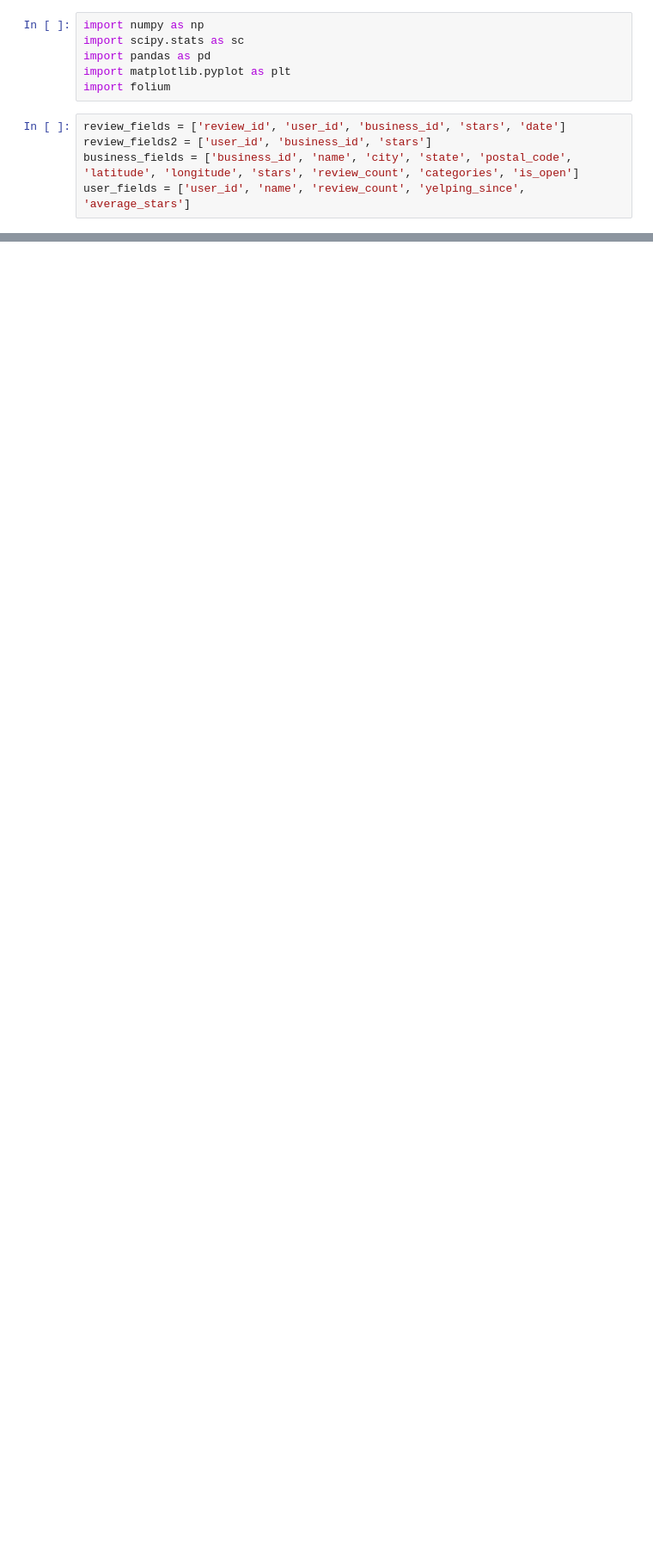
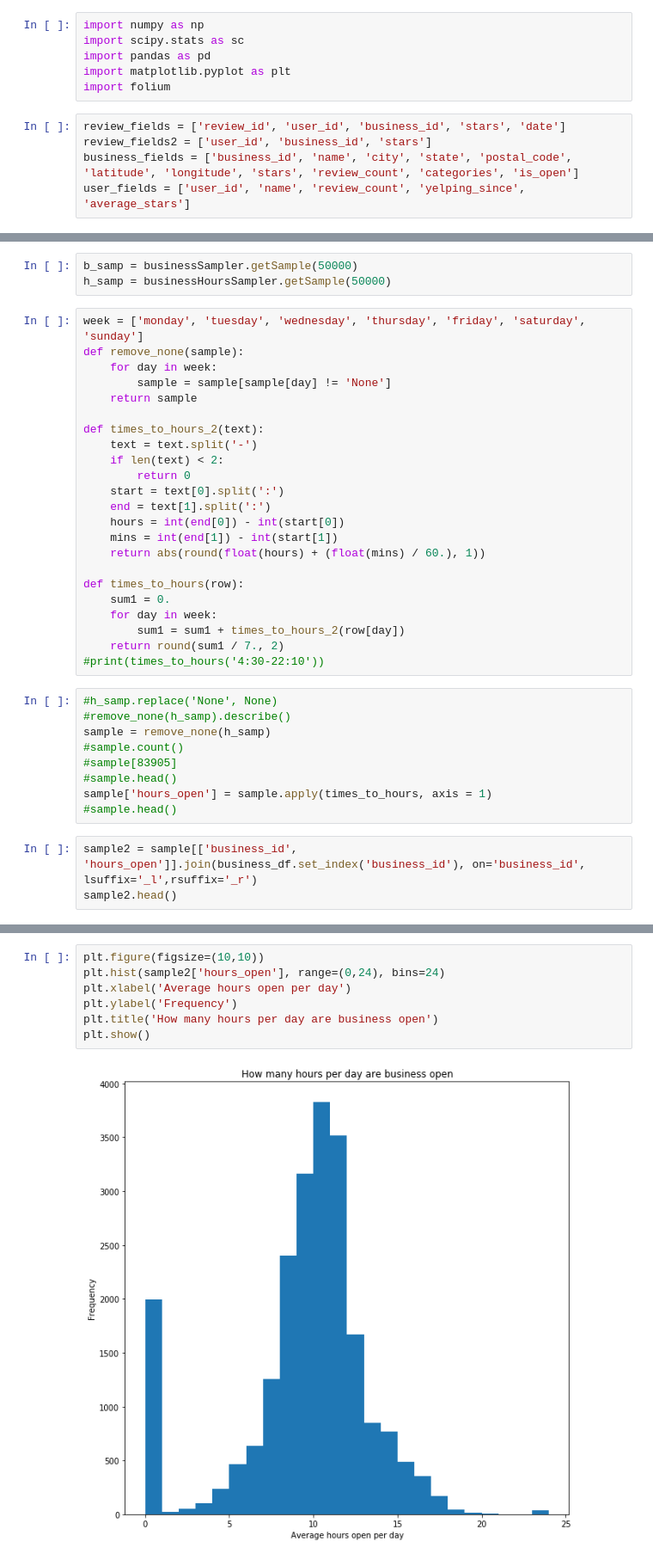
Before and after one commit to TheBetterTeam/GetYelp, a Jupyter notebook: Yelp Data/Focused_Clustering2.ipynb, the cells around one changed output, grey strips where cells are left out. Shown at 86% size. Saved outputs shown, nothing was run; the diff lists cells and outputs as text; blank space fills up the shorter version.

Commit message:
average business hours

```diff
--- a/Yelp Data/Focused_Clustering2.ipynb
+++ b/Yelp Data/Focused_Clustering2.ipynb
@@ -47,0 +50,38 @@ userSampler = Sampleable(users)
+# %%
+b_samp = businessSampler.getSample(50000)
+h_samp = businessHoursSampler.getSample(50000)
+# %%
+week = ['monday', 'tuesday', 'wednesday', 'thursday', 'friday', 'saturday', 'sunday']
+def remove_none(sample):
+    for day in week:
+        sample = sample[sample[day] != 'None']
+    return sample
+
+def times_to_hours_2(text):
+    text = text.split('-')
+    if len(text) < 2:
+        return 0
+    start = text[0].split(':')
+    end = text[1].split(':')
+    hours = int(end[0]) - int(start[0])
+    mins = int(end[1]) - int(start[1])
+    return abs(round(float(hours) + (float(mins) / 60.), 1))
+
+def times_to_hours(row):
+    sum1 = 0.
+    for day in week:
+        sum1 = sum1 + times_to_hours_2(row[day])
+    return round(sum1 / 7., 2)
+#print(times_to_hours('4:30-22:10'))
+# %%
+#h_samp.replace('None', None)
+#remove_none(h_samp).describe()
+sample = remove_none(h_samp)
+#sample.count()
+#sample[83905]
+#sample.head()
+sample['hours_open'] = sample.apply(times_to_hours, axis = 1)
+#sample.head()
+# %%
+sample2 = sample[['business_id', 'hours_open']].join(business_df.set_index('business_id'), on='business_id', lsuffix='_l',rsuffix='_r')
+sample2.head()
@@ -47,0 +95,9 @@ userSampler = Sampleable(users)
+# %%
+plt.figure(figsize=(10,10))
+plt.hist(sample2['hours_open'], range=(0,24), bins=24)
+plt.xlabel('Average hours open per day')
+plt.ylabel('Frequency')
+plt.title('How many hours per day are business open')
+plt.show()
+# %% [output]
+[figure, added]
```
Also changed, not shown: parts of 5 cells of this notebook.
